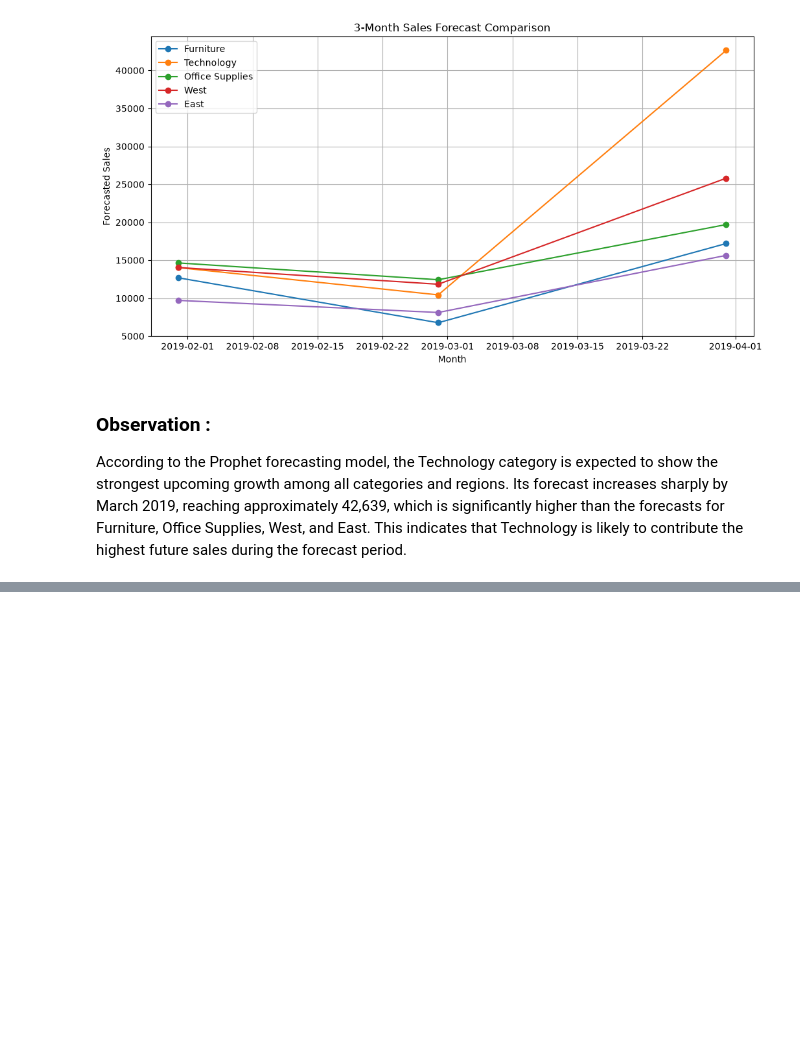
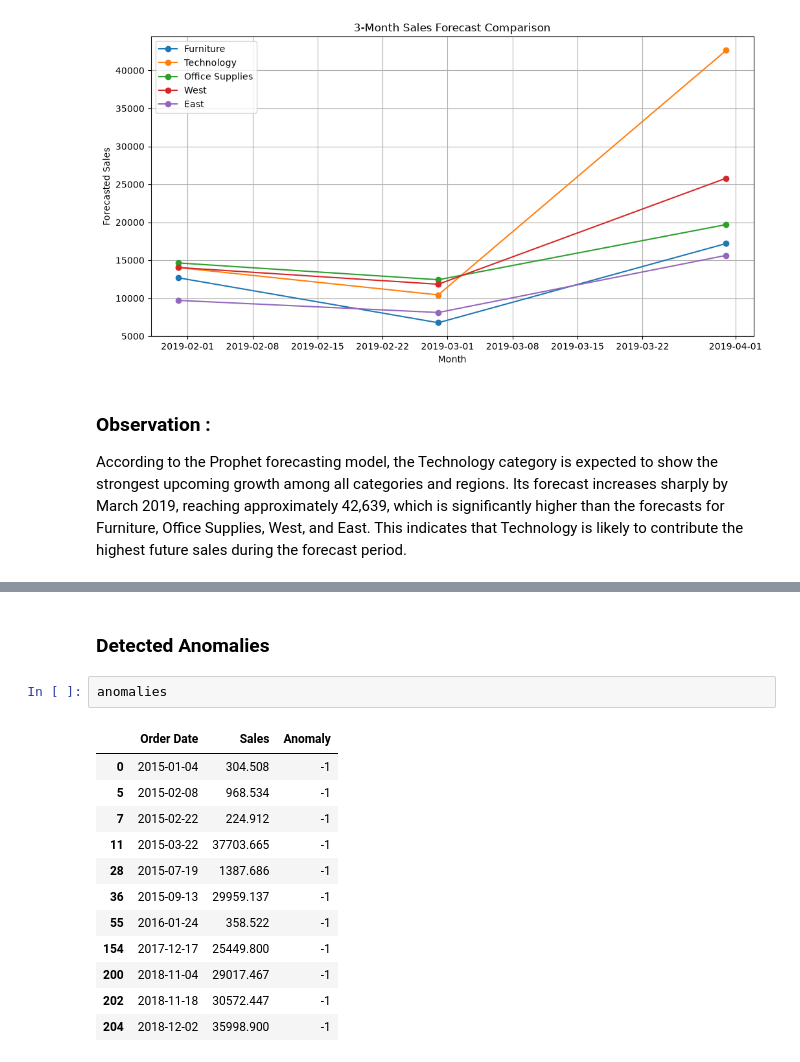
Before and after one commit to Sumit-342/sales-forecasting-dashboard, a Jupyter notebook: analysis.ipynb, the cells around one changed output, grey strips where cells are left out. Drawn from its saved outputs; the diff is of its cells as text; blank space fills up the shorter version.

```diff
--- a/analysis.ipynb
+++ b/analysis.ipynb
@@ -1291,0 +1373,17 @@ According to the Prophet forecasting model, the Technology category is expected
+# %% [markdown]
+### Detected Anomalies
+# %%
+anomalies
+# %% [output]
+|  | Order Date | Sales | Anomaly |
+| 0 | 2015-01-04 | 304.508 | -1 |
+| 5 | 2015-02-08 | 968.534 | -1 |
+| 7 | 2015-02-22 | 224.912 | -1 |
+| 11 | 2015-03-22 | 37703.665 | -1 |
+| 28 | 2015-07-19 | 1387.686 | -1 |
+| 36 | 2015-09-13 | 29959.137 | -1 |
+| 55 | 2016-01-24 | 358.522 | -1 |
+| 154 | 2017-12-17 | 25449.800 | -1 |
+| 200 | 2018-11-04 | 29017.467 | -1 |
+| 202 | 2018-11-18 | 30572.447 | -1 |
+| 204 | 2018-12-02 | 35998.900 | -1 |
```
Also changed, not shown: parts of 25 cells of this notebook.
